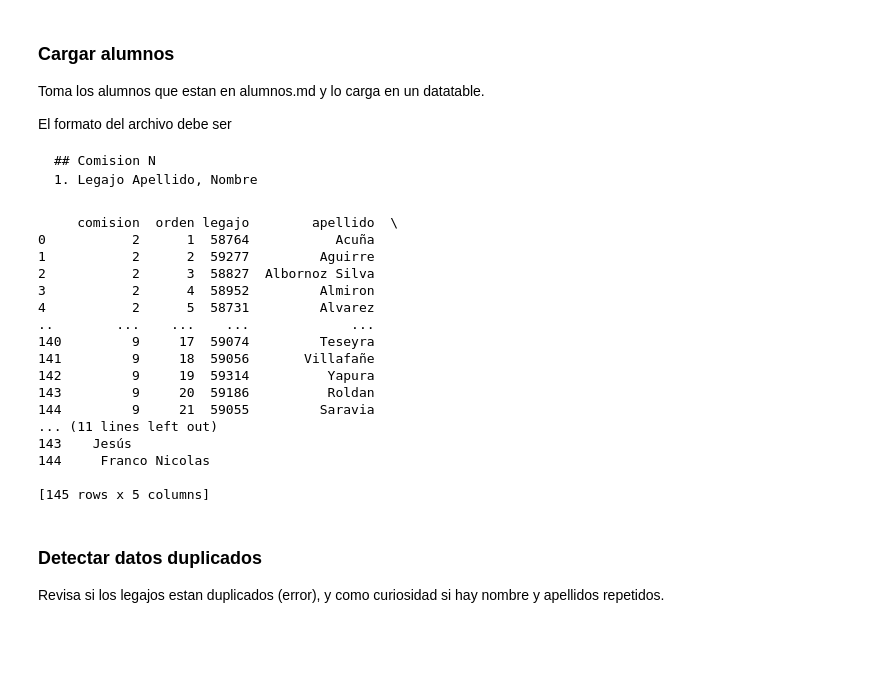
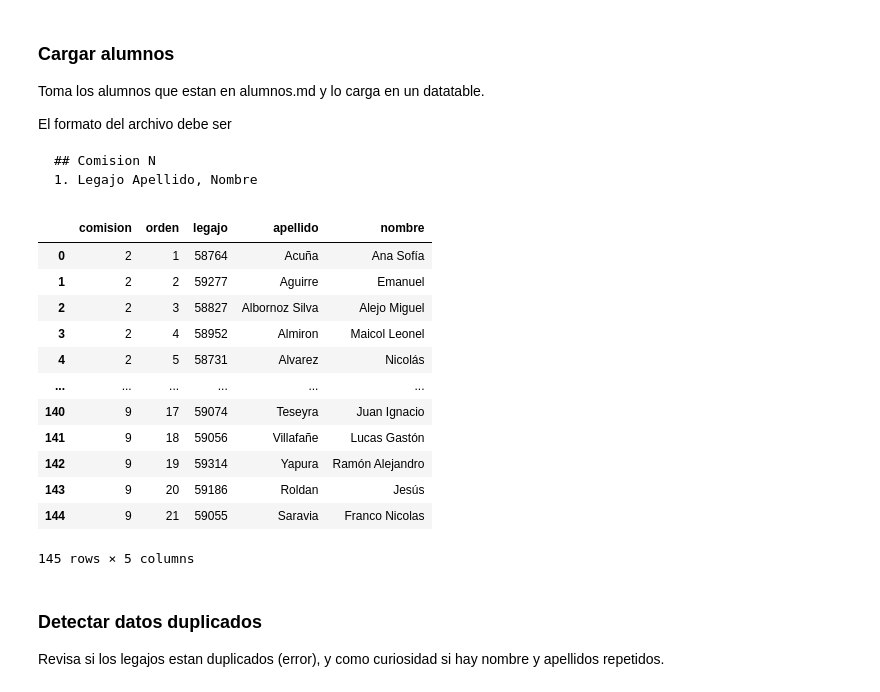
Before and after one commit to AlejandroDiBattista/lab4, a Jupyter notebook: datos.ipynb, the cells around one changed output. Saved outputs shown, nothing was run; the diff lists cells and outputs as text; code cells hidden in the pictures; blank space fills up the shorter version.

```diff
--- a/datos.ipynb
+++ b/datos.ipynb
@@ -91,62 +92,62 @@ def cargar_alumnos(origen='alumnos.md'):
                 comisiones.append(comision)
                 ordenes.append(int(match.group(1)))
                 legajos.append(match.group(2))
                 apellidos.append(match.group(3))
                 nombres.append(match.group(4))
 
     # Crear el DataFrame
     data = {
         'comision': comisiones,
         'orden':    ordenes,
         'legajo':   legajos,
         'apellido': apellidos,
         'nombre':   nombres
     }
     return pd.DataFrame(data)
 
 def guardar_alumnos(alumnos, destino='alumnos.md', asistencias=None):
     salida = StringIO()
     salida.write('# Alumnos Lab4.2024\n')
 
     for comision in alumnos['comision'].unique():
         salida.write("\n")
         salida.write(f'## Comisión {comision}\n')
         for _, alumno in alumnos[alumnos['comision'] == comision].iterrows():
-            asistio = ''
-            if asistencias and alumno['legajo'] in asistencias:
-                for practico, resultado in asistencias[alumno['legajo']].items():
-                    if resultado['ausente']:
-                        asistio += '🔴'
-                    elif resultado['revisar']:
-                        asistio += '🔵'
-                    else:
-                        asistio += '🟢'
-
-            salida.write(f"{alumno['orden']:2}. {alumno['legajo']:5}  {alumno['apellido']}, {alumno['nombre']:50} {asistio}\n")
+            asistio = marcas(asistencias, alumno['legajo'])
+            salida.write(f"{alumno['orden']:2}. {alumno['legajo']:5}  {alumno['apellido']}, {alumno['nombre']:40} {asistio}\n")
 
     destino_path = Path(destino)
     with destino_path.open('w') as file:
         file.write(salida.getvalue())
 
-print(cargar_alumnos())
+def marcas(asistencias, legajo):
+    asistio = ''
+    if asistencias and legajo in asistencias:
+        for _, resultado in asistencias[legajo].items():
+            if resultado['ausente']:
+                asistio += '🔴'
+            elif resultado['revisar']:
+                asistio += '🔵'
+            else:
+                asistio += '🟢'
+    return asistio
+
+# print(cargar_alumnos())
+cargar_alumnos()
 # %% [output]
+|  | comision | orden | legajo | apellido | nombre |
+| 0 | 2 | 1 | 58764 | Acuña | Ana Sofía |
+| 1 | 2 | 2 | 59277 | Aguirre | Emanuel |
+| 2 | 2 | 3 | 58827 | Albornoz Silva | Alejo Miguel |
+| 3 | 2 | 4 | 58952 | Almiron | Maicol Leonel |
+| 4 | 2 | 5 | 58731 | Alvarez | Nicolás |
+| ... | ... | ... | ... | ... | ... |
+| 140 | 9 | 17 | 59074 | Teseyra | Juan Ignacio |
+| 141 | 9 | 18 | 59056 | Villafañe | Lucas Gastón |
+| 142 | 9 | 19 | 59314 | Yapura | Ramón Alejandro |
+| 143 | 9 | 20 | 59186 | Roldan | Jesús |
+| 144 | 9 | 21 | 59055 | Saravia | Franco Nicolas |
-     comision  orden legajo        apellido  \
-0           2      1  58764           Acuña
-1           2      2  59277         Aguirre
-2           2      3  58827  Albornoz Silva
-3           2      4  58952         Almiron
-4           2      5  58731         Alvarez
-..        ...    ...    ...             ...
-140         9     17  59074         Teseyra
-141         9     18  59056       Villafañe
-142         9     19  59314          Yapura
-143         9     20  59186          Roldan
-144         9     21  59055         Saravia
-... (11 lines left out)
-143    Jesús
-144     Franco Nicolas
-
-[145 rows x 5 columns]
+145 rows × 5 columns
 # %% [markdown]
 ### Detectar datos duplicados
 
```
Also changed, not shown: parts of 6 cells of this notebook, 1 other file.
